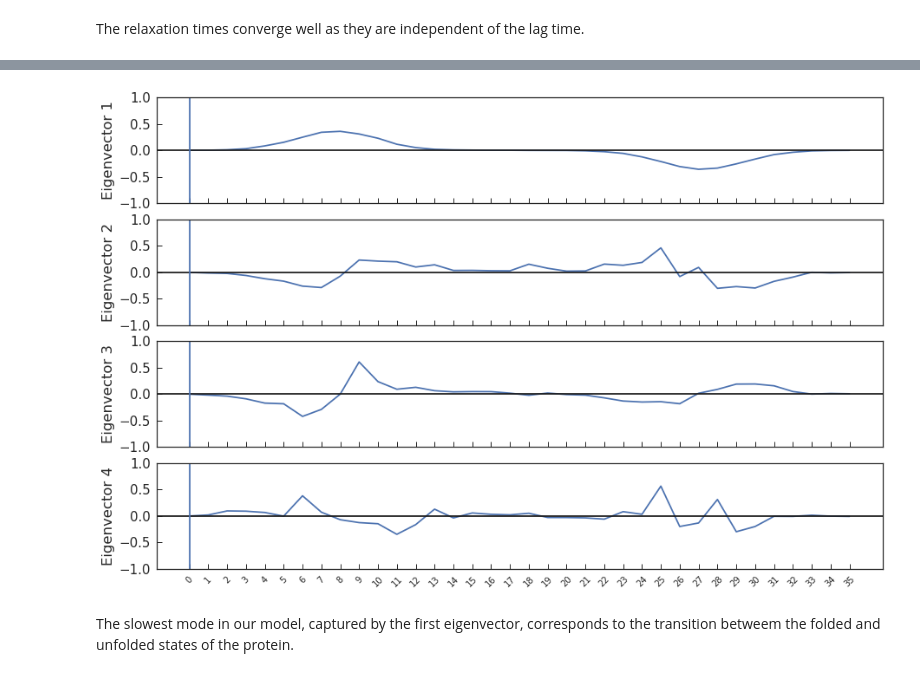
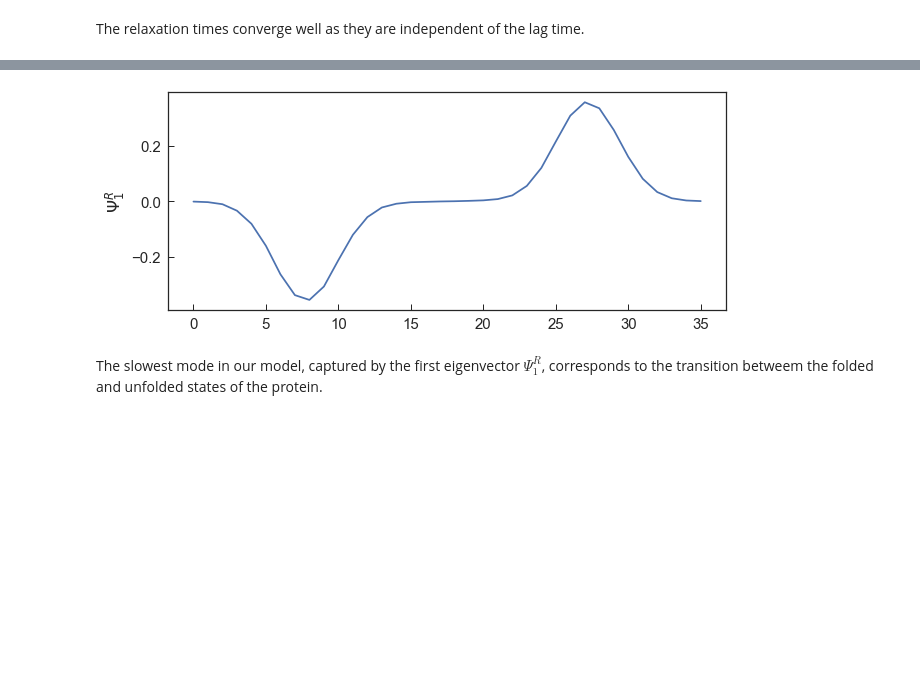
Before and after one commit to BioKT/MasterMSM, a Jupyter notebook: examples/brownian_dynamics_1D/1D_smFS_MSM.ipynb, the cells around one changed output, grey strips where cells are left out. Drawn from its saved outputs; the diff is of its cells as text; code cells hidden in the pictures; blank space fills up the shorter version.

```diff
--- a/examples/brownian_dynamics_1D/1D_smFS_MSM.ipynb
+++ b/examples/brownian_dynamics_1D/1D_smFS_MSM.ipynb
@@ -158,18 +145,9 @@ for rvec in range(0,12,1):
-# %%
-fig,ax=plt.subplots(4,1,sharex=True,figsize=(15,10))
-
-for i in range(0,4):
-    ax[i].plot(rightvectors['rvecT_%s'%(i+1)])
-    ax[i].axhline(0, color="k")
-    ax[i].axvline(0)
-    ax[i].set_ylabel("Eigenvector %s"%(i+1))
-    ax[i].set_ylim(-1,1)
-
-ax[3].set_xticks(range(len(msm_1D.keys)))
-ax[3].set_xticklabels([i for i in sorted(msm_1D.keys)], fontsize=10,rotation=45)
-plt.subplots_adjust(hspace=0.15,wspace=0)
-plt.show()
-# %% [output]
-[figure, removed]
+# %%
+fig, ax = plt.subplots(figsize=(10,4))
+ax.plot(msm_1D.msms[2].rvecsT[:,1])
+ax.set_ylabel("$\Psi^R_1$")
+plt.show()
+# %% [output]
+[figure, added]
 # %% [markdown]
-The slowest mode in our model, captured by the first eigenvector, corresponds to the transition betweem the folded and unfolded states of the protein.
+The slowest mode in our model, captured by the first eigenvector $\Psi^R_1$, corresponds to the transition betweem the folded and unfolded states of the protein.
```
Also changed, not shown: parts of 9 cells of this notebook.
